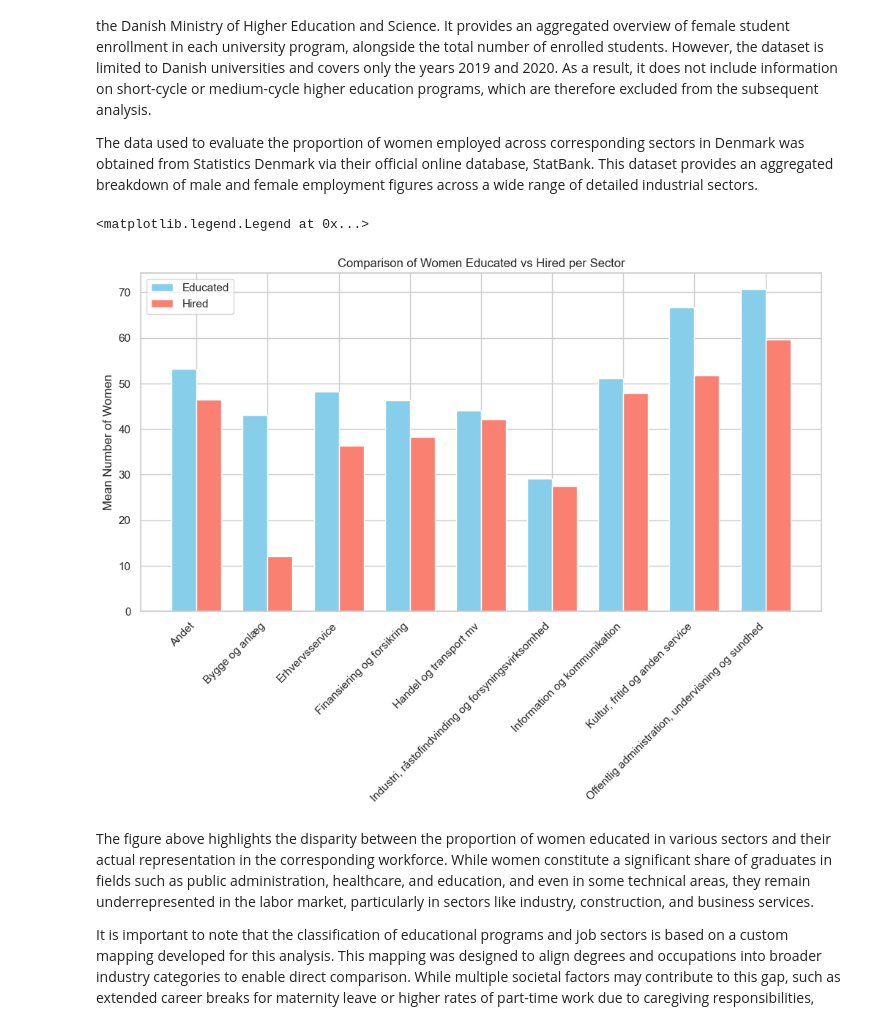
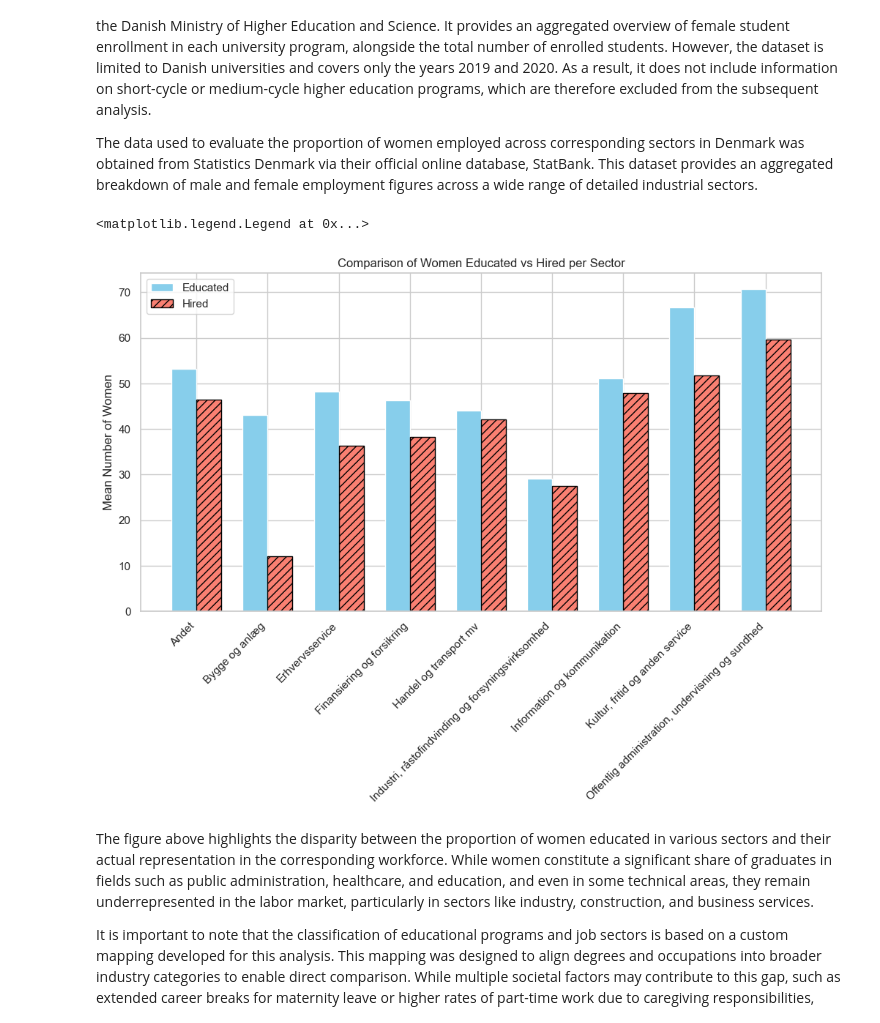
Before and after one commit to annemollelsborg/detection_of_workforce_discrimination, a Jupyter notebook: Women_in_men_fields.ipynb, the cells around one changed output. Drawn from its saved outputs; the diff is of its cells as text; code cells hidden in the pictures.

```diff
--- a/Women_in_men_fields.ipynb
+++ b/Women_in_men_fields.ipynb
@@ -209,36 +209,52 @@ mean_women = mean_women.rename(columns={"Women (per cent)": "Hired"})
 # Merge education and employment data by sector
 merged = pd.merge(group_means, mean_women, how="outer", on="Sector")
 
 # Merge education and employment data by sector
 merged = pd.merge(group_means, mean_women, how="outer", on="Sector")
 
 sector_order = [
     "Andet", "Bygge og anlæg", "Erhvervsservice", "Finansiering og forsikring",
     "Handel og transport mv", "Industri, råstofindvinding og forsyningsvirksomhed",
     "Information og kommunikation", "Kultur, fritid og anden service",
     "Landbrug, skovbrug og fiskeri", "Offentlig administration, undervisning og sundhed"
 ]
 merged["Sector"] = pd.Categorical(merged["Sector"], categories=sector_order, ordered=True)
 merged = merged.sort_values("Sector")
 merged = merged.dropna(subset=["Sector"])
 
 sns.set_theme(style="whitegrid")
 
 fig, ax = plt.subplots(figsize=(12, 6))
 
 bar_width = 0.35
 x = range(len(merged))
 
-ax.bar([i - bar_width/2 for i in x], merged['Educated'], width=bar_width, label='Educated', color='skyblue')
-ax.bar([i + bar_width/2 for i in x], merged['Hired'], width=bar_width, label='Hired', color='salmon')
+ax.bar(
+    [i - bar_width/2 for i in x],
+    merged['Educated'],
+    width=bar_width,
+    label='Educated',
+    color='skyblue',
+)
+
+ax.bar(
+    [i + bar_width/2 for i in x],
+    merged['Hired'],
+    width=bar_width,
+    label='Hired',
+    color='salmon',
+    hatch='///',
+    edgecolo
+    r='black'
+)
 ax.set_xticks(x)
 ax.set_xticklabels(merged['Sector'], rotation=45, ha='right')
 ax.set_ylabel('Mean Number of Women')
 ax.set_title('Comparison of Women Educated vs Hired per Sector')
 ax.legend()
 # %% [output]
 <matplotlib.legend.Legend at 0x...>
-[figure, old version]
+[figure, new version]
 # %% [markdown]
 The figure above highlights the disparity between the proportion of women educated in various sectors and their actual representation in the corresponding workforce. While women constitute a significant share of graduates in fields such as public administration, healthcare, and education, and even in some technical areas, they remain underrepresented in the labor market, particularly in sectors like industry, construction, and business services.
 
```
